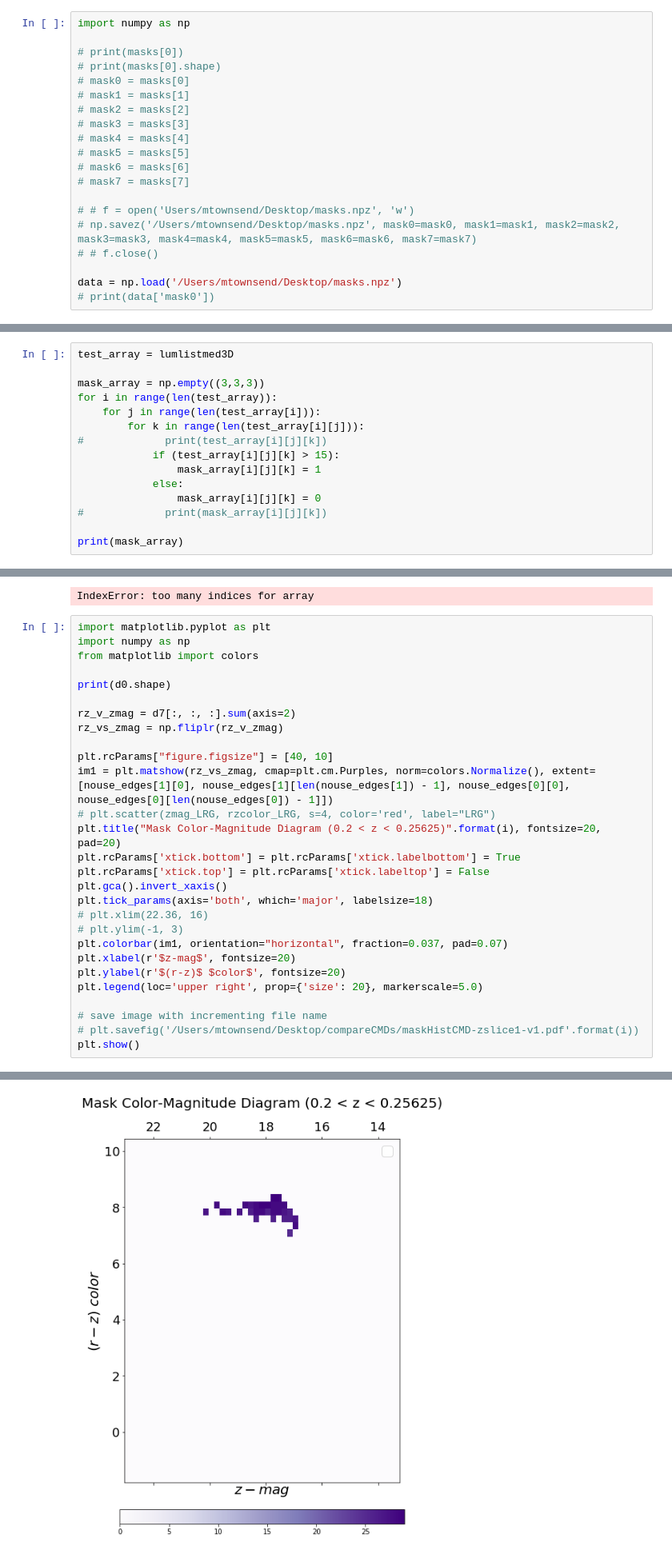
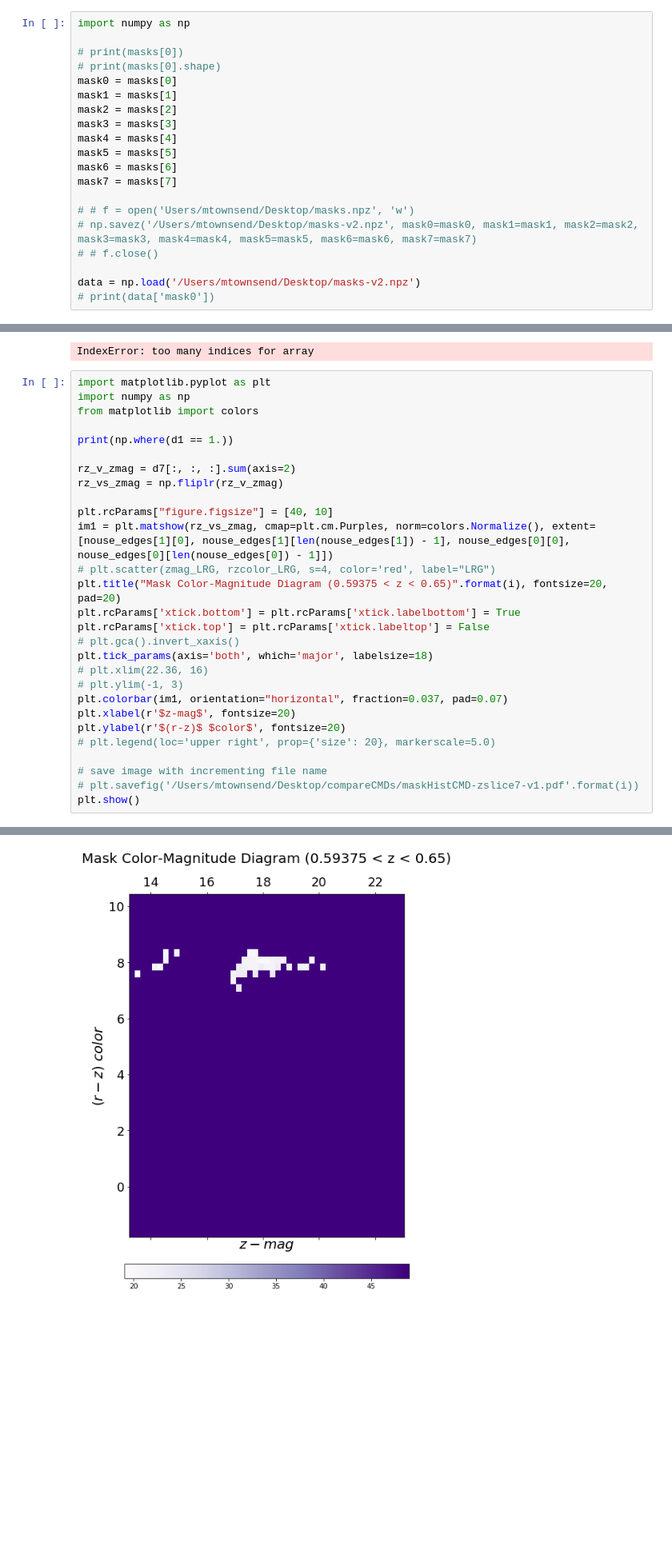
Before and after one commit to metownsend/LRG-Sats, a Jupyter notebook: making_masks.ipynb, the cells around one changed output, grey strips where cells are left out. Shown at 80% size. Saved outputs shown, nothing was run; the diff lists cells and outputs as text; blank space fills up the shorter version.

```diff
--- a/making_masks.ipynb
+++ b/making_masks.ipynb
@@ -712,20 +420,20 @@ import numpy as np
 
 # print(masks[0])
 # print(masks[0].shape)
-# mask0 = masks[0]
-# mask1 = masks[1]
-# mask2 = masks[2]
-# mask3 = masks[3]
-# mask4 = masks[4]
-# mask5 = masks[5]
-# mask6 = masks[6]
-# mask7 = masks[7]
+mask0 = masks[0]
+mask1 = masks[1]
+mask2 = masks[2]
+mask3 = masks[3]
+mask4 = masks[4]
+mask5 = masks[5]
+mask6 = masks[6]
+mask7 = masks[7]
 
 # # f = open('Users/mtownsend/Desktop/masks.npz', 'w')
-# np.savez('/Users/mtownsend/Desktop/masks.npz', mask0=mask0, mask1=mask1, mask2=mask2, mask3=mask3, mask4=mask4, mask5=mask5, mask6=mask6, mask7=mask7)
+# np.savez('/Users/mtownsend/Desktop/masks-v2.npz', mask0=mask0, mask1=mask1, mask2=mask2, mask3=mask3, mask4=mask4, mask5=mask5, mask6=mask6, mask7=mask7)
 # # f.close()
 
-data = np.load('/Users/mtownsend/Desktop/masks.npz')
+data = np.load('/Users/mtownsend/Desktop/masks-v2.npz')
 # print(data['mask0'])
 # %%
 import numpy as np
@@ -920,15 +548,0 @@ d7 = data['mask7']
-# %%
-test_array = lumlistmed3D
-
-mask_array = np.empty((3,3,3))
-for i in range(len(test_array)):
-    for j in range(len(test_array[i])):
-        for k in range(len(test_array[i][j])):
-#             print(test_array[i][j][k])
-            if (test_array[i][j][k] > 15):
-                mask_array[i][j][k] = 1
-            else:
-                mask_array[i][j][k] = 0
-#             print(mask_array[i][j][k])
-
-print(mask_array)
@@ -1570,7 +1120,7 @@ import matplotlib.pyplot as plt
 import numpy as np
 from matplotlib import colors
 
-print(d0.shape)
+print(np.where(d1 == 1.))
 
 rz_v_zmag = d7[:, :, :].sum(axis=2)
 rz_vs_zmag = np.fliplr(rz_v_zmag)
@@ -1578,19 +1128,19 @@ rz_vs_zmag = np.fliplr(rz_v_zmag)
 plt.rcParams["figure.figsize"] = [40, 10]
 im1 = plt.matshow(rz_vs_zmag, cmap=plt.cm.Purples, norm=colors.Normalize(), extent=[nouse_edges[1][0], nouse_edges[1][len(nouse_edges[1]) - 1], nouse_edges[0][0], nouse_edges[0][len(nouse_edges[0]) - 1]])
 # plt.scatter(zmag_LRG, rzcolor_LRG, s=4, color='red', label="LRG")
-plt.title("Mask Color-Magnitude Diagram (0.2 < z < 0.25625)".format(i), fontsize=20, pad=20)
+plt.title("Mask Color-Magnitude Diagram (0.59375 < z < 0.65)".format(i), fontsize=20, pad=20)
 plt.rcParams['xtick.bottom'] = plt.rcParams['xtick.labelbottom'] = True
 plt.rcParams['xtick.top'] = plt.rcParams['xtick.labeltop'] = False
-plt.gca().invert_xaxis()
+# plt.gca().invert_xaxis()
 plt.tick_params(axis='both', which='major', labelsize=18)
 # plt.xlim(22.36, 16)
 # plt.ylim(-1, 3)
 plt.colorbar(im1, orientation="horizontal", fraction=0.037, pad=0.07)
 plt.xlabel(r'$z-mag$', fontsize=20)
 plt.ylabel(r'$(r-z)$ $color$', fontsize=20)
-plt.legend(loc='upper right', prop={'size': 20}, markerscale=5.0)
+# plt.legend(loc='upper right', prop={'size': 20}, markerscale=5.0)
 
 # save image with incrementing file name
-# plt.savefig('/Users/mtownsend/Desktop/compareCMDs/maskHistCMD-zslice1-v1.pdf'.format(i))
+# plt.savefig('/Users/mtownsend/Desktop/compareCMDs/maskHistCMD-zslice7-v1.pdf'.format(i))
 plt.show()
 # %% [output]
@@ -1599 +1148 @@ No handles with labels found to put in legend.
-[figure, old version]
+[figure, new version]
```
Also changed, not shown: parts of 34 cells of this notebook.
